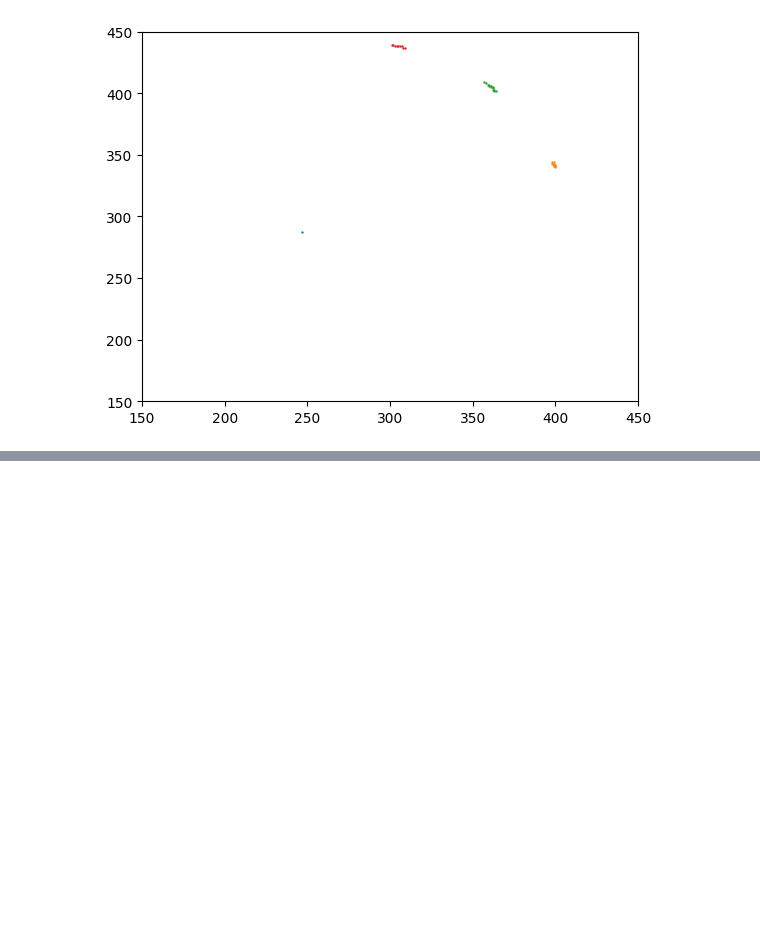
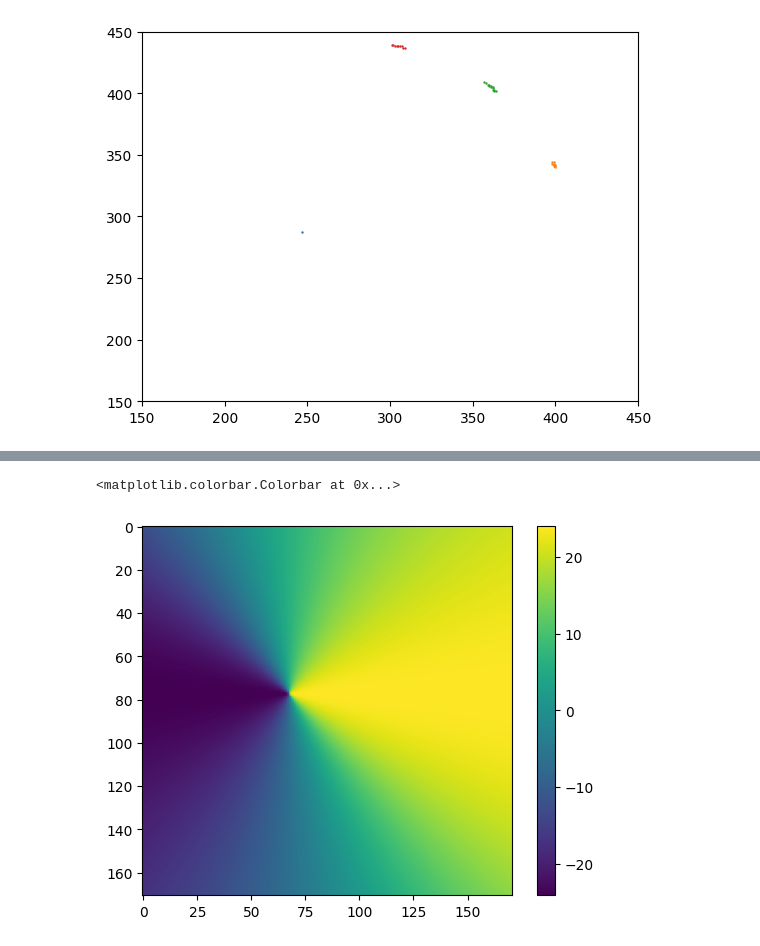
Before and after one commit to diceandcats/SURE-GW-lensing, a Jupyter notebook: Real stuffs/subpixel.ipynb, the cells around one changed output, grey strips where cells are left out. Saved outputs shown, nothing was run; the diff lists cells and outputs as text; code cells hidden in the pictures; blank space fills up the shorter version.

```diff
--- a/Real stuffs/subpixel.ipynb
+++ b/Real stuffs/subpixel.ipynb
@@ -301,0 +309,38 @@ TNC result: [362.91686642 403.55471969], value: 3.218089268312487e-09
+# %%
+# make the deflection angle map and the source position map in arcsec
+lens_model_list = ['SIE']
+
+# setup lens model class with the list of lens models #
+lensModel = LensModel(lens_model_list=lens_model_list)
+
+# define parameter values of lens models #
+kwargs_sie = {'theta_E': 25, 'e1':0, 'e2':0.4, 'center_x': 67.5, 'center_y': 77.5}
+kwargs_lens = [kwargs_sie]
+
+# image plane coordinate #
+size = 170
+x_grid, y_grid = np.meshgrid(np.linspace(0, size, size+1), np.linspace(0, size, size+1))
+# Flatten the grid for calculations
+x_flat = x_grid.flatten()
+y_flat = y_grid.flatten()
+
+# Calculate convergence (kappa)
+kappa = lensModel.kappa(x_flat, y_flat, kwargs_lens)
+
+# Reshape back to 2D grid
+#kappa_2d = kappa.reshape(x_grid.shape)
+
+# ray-tracing to the source plane
+
+alpha_x, alpha_y = lensModel.alpha(x_flat, y_flat, kwargs_lens)
+# make beta_x and beta_y 2d
+
+alpha_x_2d = alpha_x.reshape(x_grid.shape) #(y,x)
+alpha_y_2d = alpha_y.reshape(x_grid.shape) #(y,x)
+
+
+plt.imshow(alpha_x_2d)
+plt.colorbar()
+# %% [output]
+<matplotlib.colorbar.Colorbar at 0x...>
+[figure, added]
```
Also changed, not shown: parts of 5 cells of this notebook, 1 other file.
